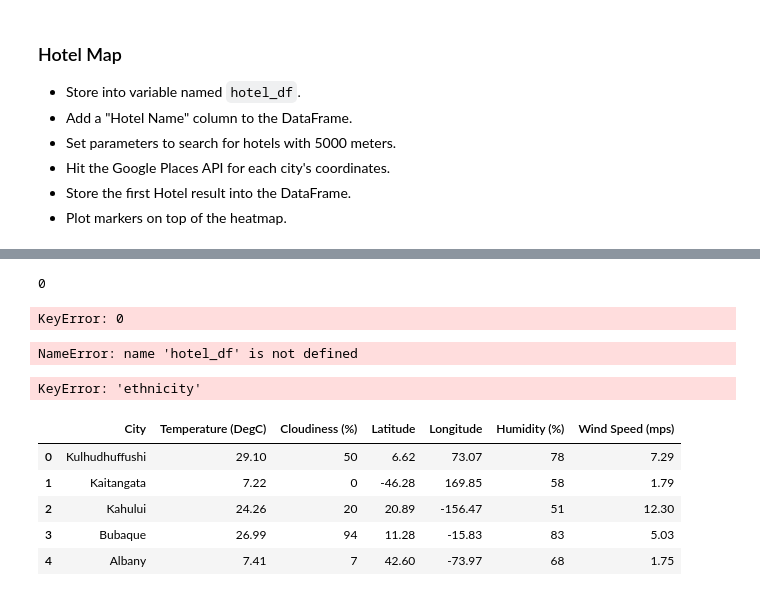
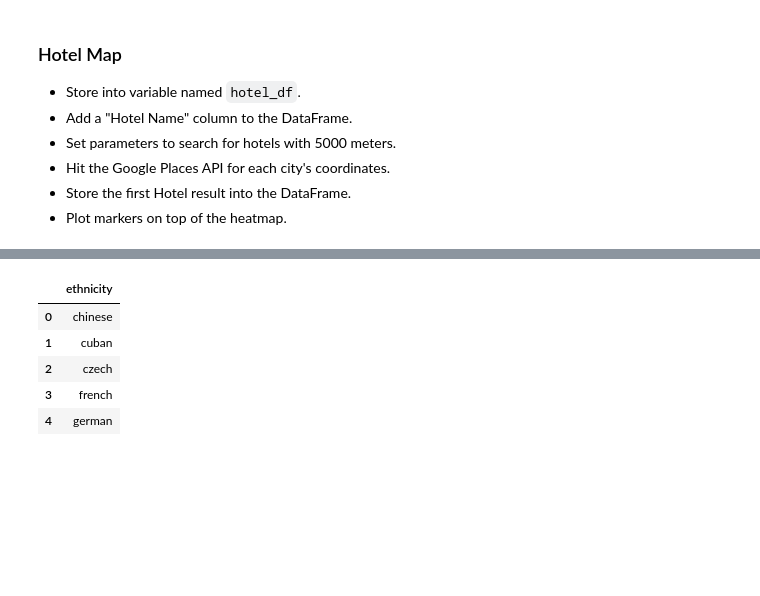
Before and after one commit to IrinaUX/python-api-challenge-2, a Jupyter notebook: VacationPy/VacationPy.ipynb, the cells around one changed output, grey strips where cells are left out. Saved outputs shown, nothing was run; the diff lists cells and outputs as text; code cells hidden in the pictures; blank space fills up the shorter version.

```diff
--- a/VacationPy/VacationPy.ipynb
+++ b/VacationPy/VacationPy.ipynb
@@ -161,70 +104,13 @@ base_url = "https://maps.googleapis.com/maps/api/place/nearbysearch/json"
-# %%
-# Run request
-for index, row in locations.iterrows():
-
-#     print(location)
-#     print(locations[location])
-#     params = {
-#     'locations': locations,
-#     'rankby': 'distance',
-#     'radius': 8000,
-#     'type': 'restaurant',
-#     'key': g_key
-#     }
-#     location = locations[location]
-#     print(f"Location: {location}")
-#     query_url = (f"{base_url}?location={location}&radius={radius}&type={target_type}&key={g_key}")
-#     print(query_url)
-#     response = requests.get(query_url) # base_url, params)
-#     # print(response.url)
-#     restaurants = response.json()
-#     print(restaurants)
-print("completed polling data")
-# %% [output]
-0
-KeyError: 0
-# %%
-# Store into variable named hotel_df
-hotel_df
-# %% [output]
-NameError: name 'hotel_df' is not defined
-# %%
-# Base url
-#base_url = "https://maps.google.com/maps/api/place/nearbysearch/json"
-base_url = "https://maps.googleapis.com/maps/api/place/nearbysearch/json"
-#query_url = f"{base_url}?location={locations}&radius=1500&type=restaurant
-key="AIzaSyD4YZ_hzz-16dSzXNCVuR0WLvakRmBtfsM"
-#bas2_url = "https://maps.googleapis.com/maps/api/place/findplacefromtext/json?input=locationbias=circle:2000@47.6918452,-122.2226413&key=AIzaSyD4YZ_hzz-16dSzXNCVuR0WLvakRmBtfsM"
-"https://maps.googleapis.com/maps/api/place/nearbysearch/json?location=-33.8670522,151.1957362&radius=1500&type=restaurant&keyword=cruise&key=AIzaSyD4YZ_hzz-16dSzXNCVuR0WLvakRmBtfsM"
-
-locations = hotel_df[['Latitude', 'Longitude']]
-param = {
-    'locations': locations,
-    'rankby': 'distance',
-    'type': 'hotel',
-    'key': g_key
-}
-
-for index, row in hotel_df.iterrows():
-    hotel_type = row['ethnicity']
-    parames['keyword'] = hotel_type
-    response = requests.get(base_url, param=params).json()
-    results = response['results']
-# %% [output]
-KeyError: 'ethnicity'
-# %%
-from api_keys import gkey
-# Configure gmap
-gmaps.configure(api_key=g_key)
-types_df = pd.read_csv("../Resources/weather_data_part-I.csv")
-types_df.head()
-# %% [output]
-|  | City | Temperature (DegC) | Cloudiness (%) | Latitude | Longitude | Humidity (%) | Wind Speed (mps) |
-| 0 | Kulhudhuffushi | 29.10 | 50 | 6.62 | 73.07 | 78 | 7.29 |
-| 1 | Kaitangata | 7.22 | 0 | -46.28 | 169.85 | 58 | 1.79 |
-| 2 | Kahului | 24.26 | 20 | 20.89 | -156.47 | 51 | 12.30 |
-| 3 | Bubaque | 26.99 | 94 | 11.28 | -15.83 | 83 | 5.03 |
-| 4 | Albany | 7.41 | 7 | 42.60 | -73.97 | 68 | 1.75 |
+# %%
+types_df = pd.read_csv("Resources/ethnic_restr.csv")
+types_df.head()
+# %% [output]
+|  | ethnicity |
+| 0 | chinese |
+| 1 | cuban |
+| 2 | czech |
+| 3 | french |
+| 4 | german |
 # %%
 # set up additional columns to hold information
 types_df['name'] = ""
```
Also changed, not shown: parts of 13 cells of this notebook, 4 other files.
